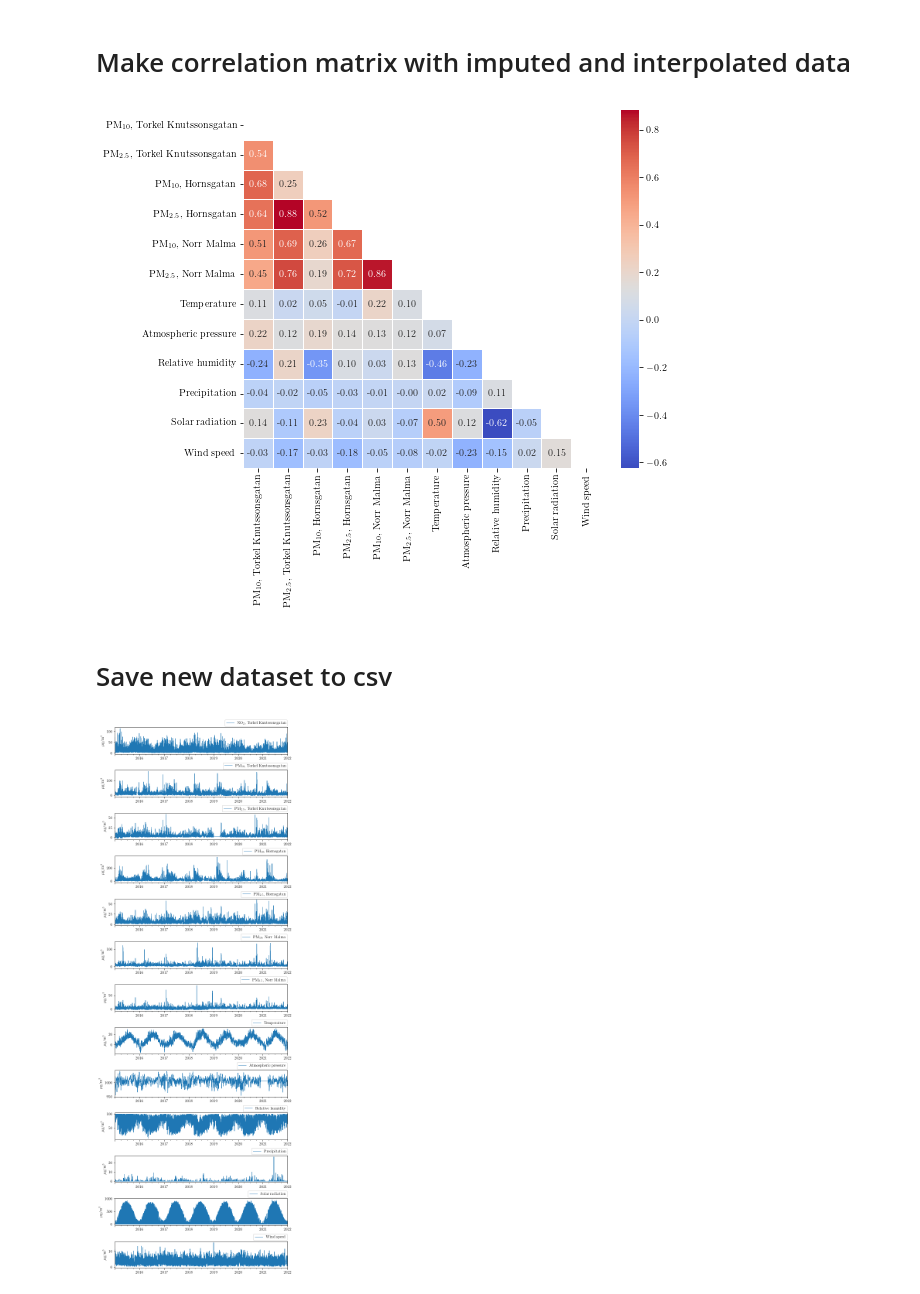
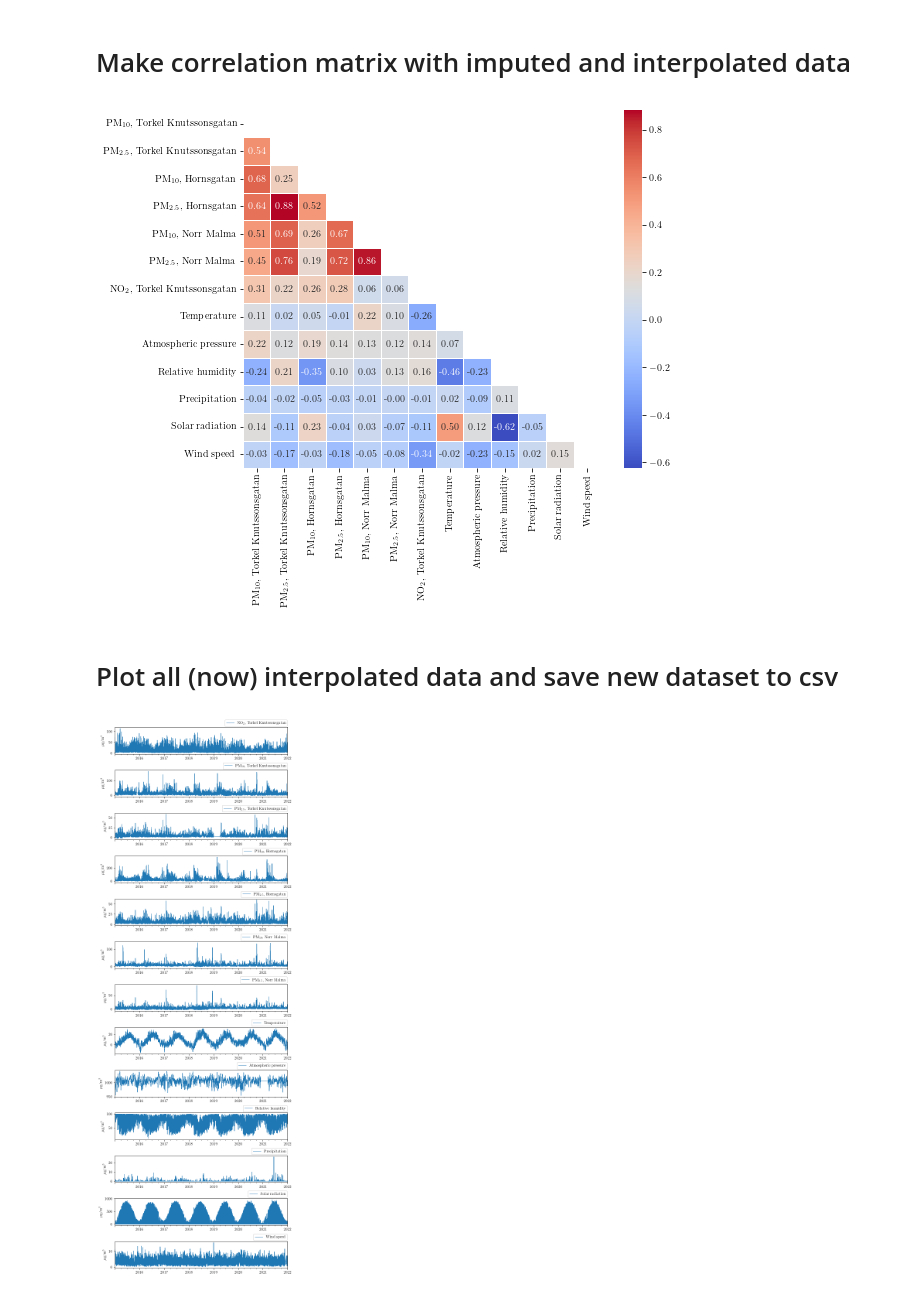
Before and after one commit to simoncarlen/forecasting_project, a Jupyter notebook: jupyter_notebooks/data_exploration.ipynb, the cells around one changed output. Drawn from its saved outputs; the diff is of its cells as text; code cells hidden in the pictures.

```diff
--- a/jupyter_notebooks/data_exploration.ipynb
+++ b/jupyter_notebooks/data_exploration.ipynb
@@ -121,27 +121,28 @@ dtype: int64
 # %%
 df_corr = df[['PM$_{10}$, Torkel Knutssonsgatan',
               'PM$_{2.5}$, Torkel Knutssonsgatan',
               'PM$_{10}$, Hornsgatan',
               'PM$_{2.5}$, Hornsgatan',
               'PM$_{10}$, Norr Malma',
               'PM$_{2.5}$, Norr Malma',
+              'NO$_2$, Torkel Knutssonsgatan',
               'Temperature',
               'Atmospheric pressure',
               'Relative humidity',
               'Precipitation',
               'Solar radiation',
               'Wind speed']]
 
 mat = df_corr.corr()
 mask = np.triu(np.ones_like(mat, dtype=bool))
 fig, ax = plt.subplots(figsize = (8,7), constrained_layout = True)
 ax = sns.heatmap(mat, mask=mask, annot = True, linewidths=0.5, fmt = ".2f", square=True, cmap='coolwarm')
 
-# plt.savefig('../plots/correlation_matrix_imputed.pdf')
+plt.savefig('../plots/correlation_matrix_imputed.pdf')
 # %% [output]
-[figure, old version]
+[figure, new version]
 # %% [markdown]
-# Save new dataset to csv
+# Plot all (now) interpolated data and save new dataset to csv
 # %%
 # plots of updated dataset
 plot_time_series(df, row=13, cols=1, figsize=(7, 20));
```
Also changed, not shown: parts of 1 cell of this notebook, 9 other files.
